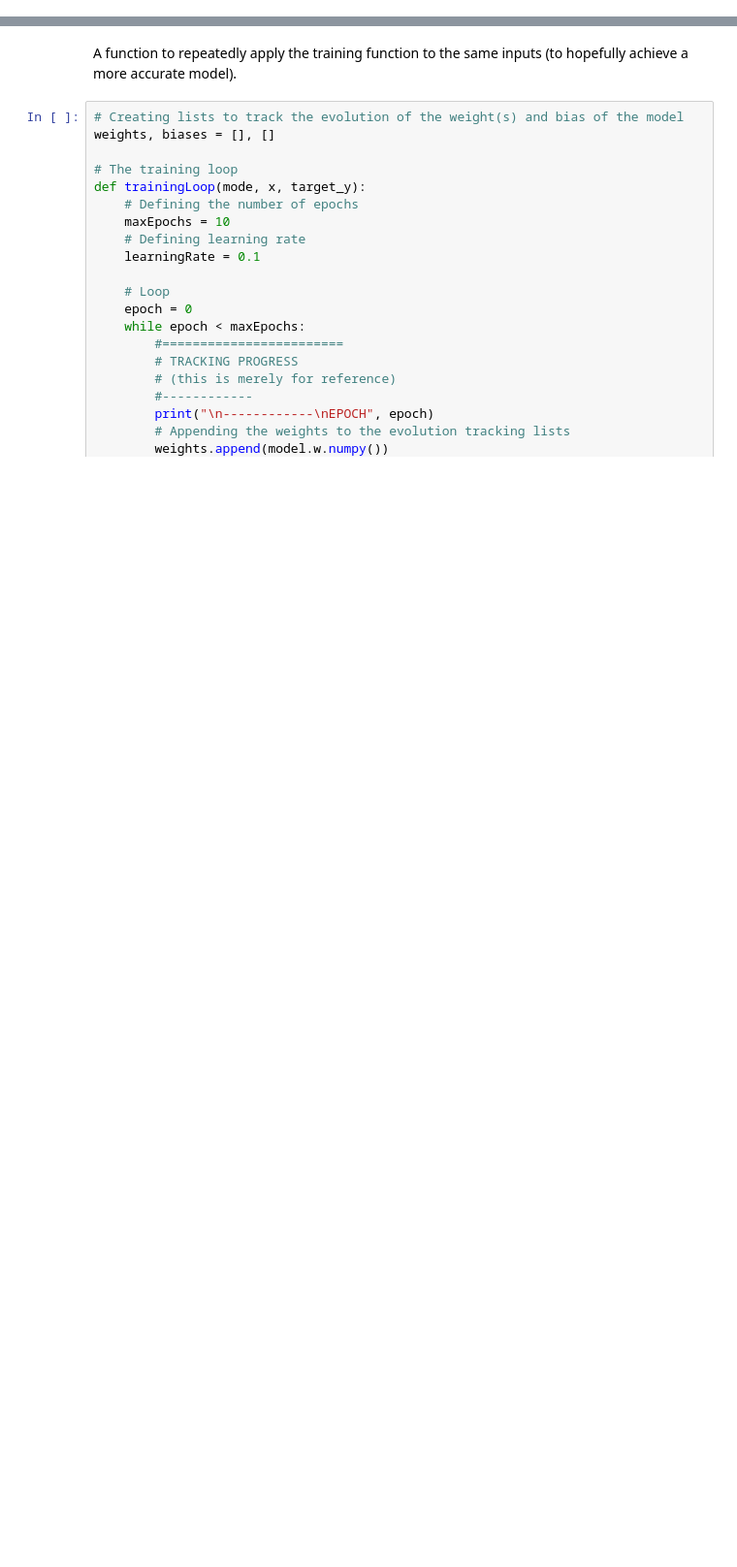
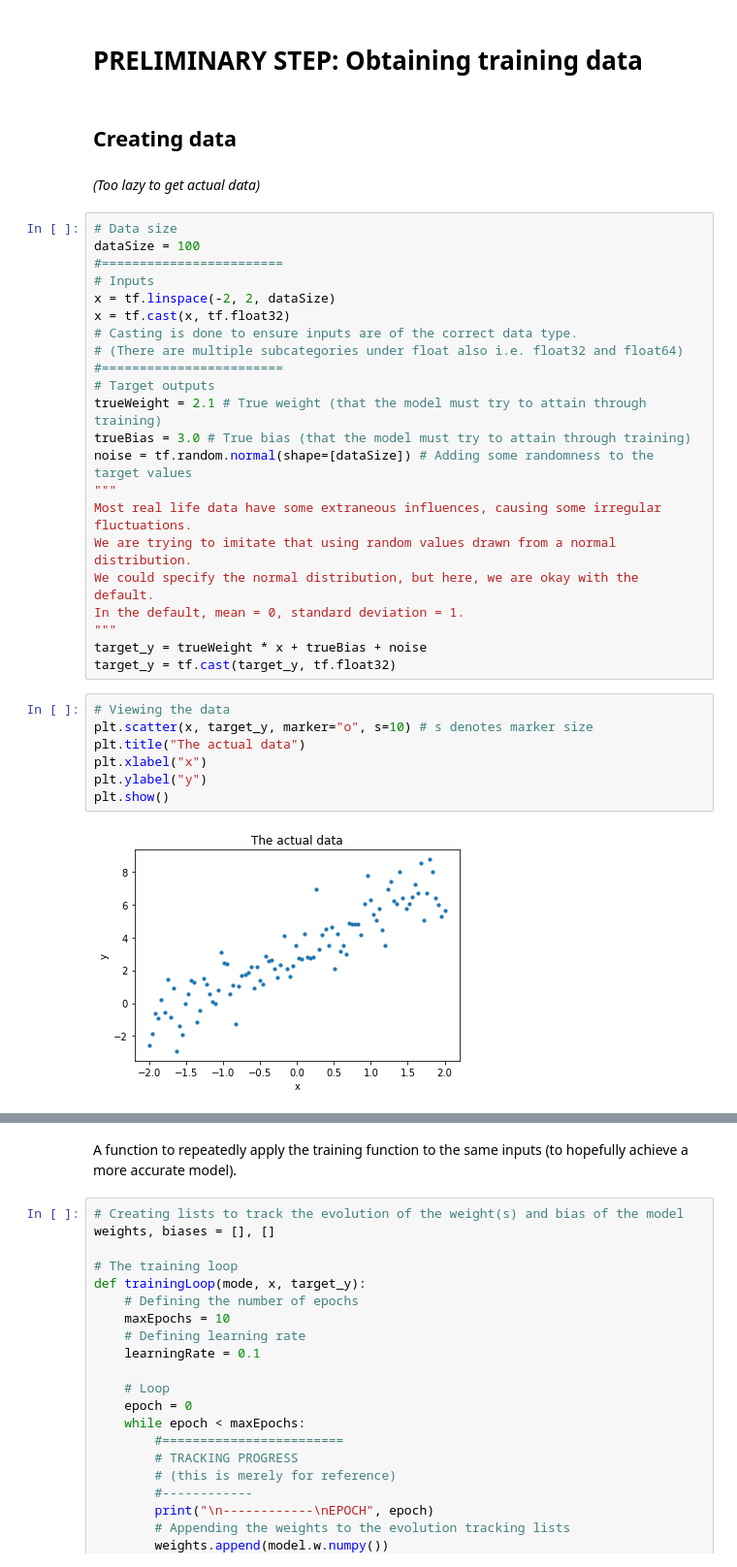
Before and after one commit to pranigopu/sentiMiner, a Jupyter notebook: notes/tensorFlow/5_trainingLoops.ipynb, the cells around one changed output, grey strips where cells are left out. Shown at 97% size. Cells and saved outputs as stored; diff of their text form; blank space fills up the shorter version.

```diff
--- a/notes/tensorFlow/5_trainingLoops.ipynb
+++ b/notes/tensorFlow/5_trainingLoops.ipynb
@@ -0,0 +54,37 @@
+# %% [markdown]
+# PRELIMINARY STEP: Obtaining training data
+# %% [markdown]
+## Creating data
+# %% [markdown]
+_(Too lazy to get actual data)_
+# %%
+# Data size
+dataSize = 100
+#========================
+# Inputs
+x = tf.linspace(-2, 2, dataSize)
+x = tf.cast(x, tf.float32)
+# Casting is done to ensure inputs are of the correct data type.
+# (There are multiple subcategories under float also i.e. float32 and float64)
+#========================
+# Target outputs
+trueWeight = 2.1 # True weight (that the model must try to attain through training)
+trueBias = 3.0 # True bias (that the model must try to attain through training)
+noise = tf.random.normal(shape=[dataSize]) # Adding some randomness to the target values
+"""
+Most real life data have some extraneous influences, causing some irregular fluctuations.
+We are trying to imitate that using random values drawn from a normal distribution.
+We could specify the normal distribution, but here, we are okay with the default.
+In the default, mean = 0, standard deviation = 1.
+"""
+target_y = trueWeight * x + trueBias + noise
+target_y = tf.cast(target_y, tf.float32)
+# %%
+# Viewing the data
+plt.scatter(x, target_y, marker="o", s=10) # s denotes marker size
+plt.title("The actual data")
+plt.xlabel("x")
+plt.ylabel("y")
+plt.show()
+# %% [output]
+[figure, added]
```
Also changed, not shown: parts of 22 cells of this notebook.
